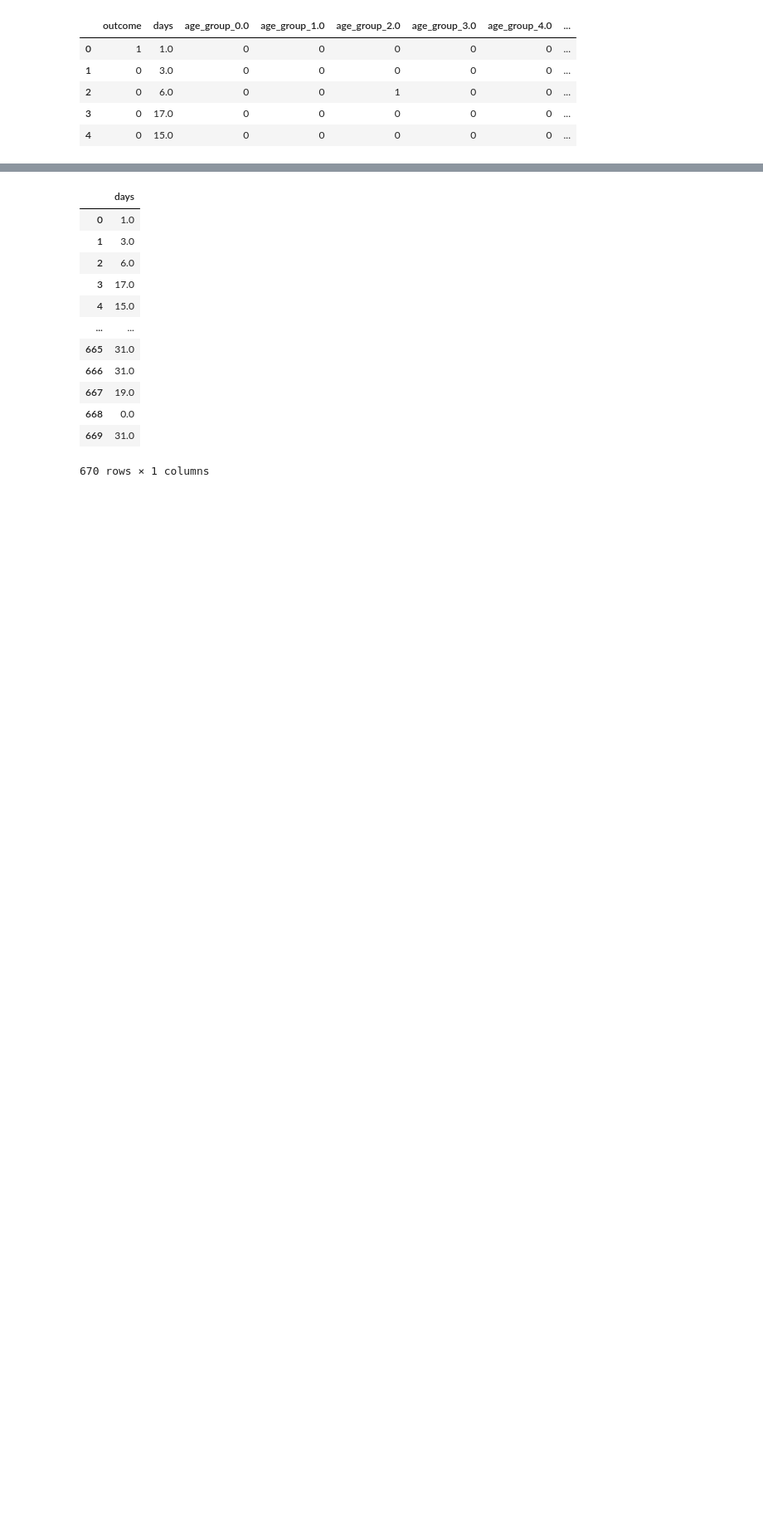
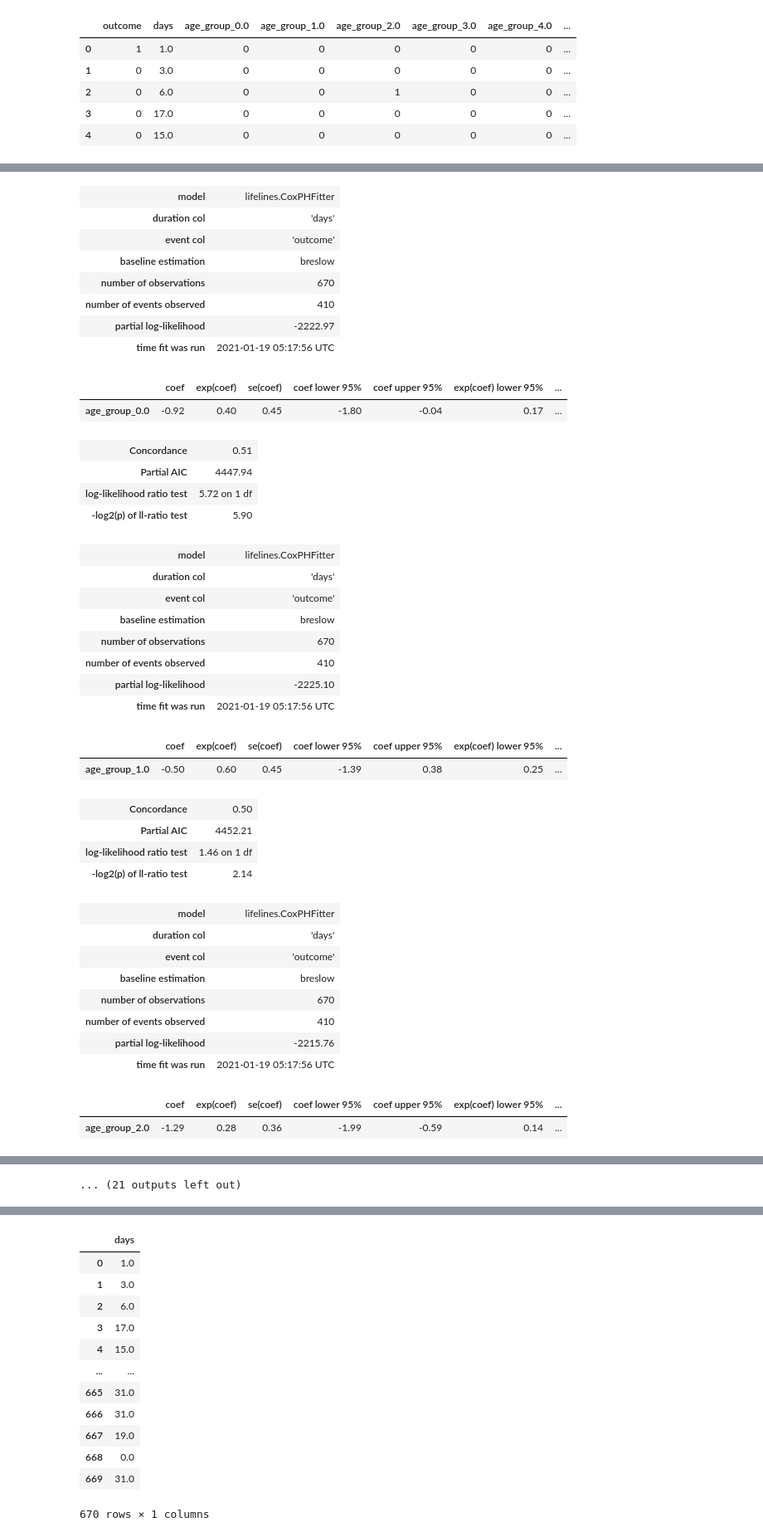
Before and after one commit to programmer-ethan/Capstone_Covid19, a Jupyter notebook: src_v4.ipynb, the cells around one changed output, grey strips where cells are left out. Shown: that part at 83% size. Saved outputs shown, nothing was run; the diff lists cells and outputs as text; code cells hidden in the pictures; blank space fills up the shorter version.

```diff
--- a/src_v4.ipynb
+++ b/src_v4.ipynb
@@ -408,0 +436,52 @@ cph.plot()
+# %%
+
+cph0.print_summary()
+cph1.print_summary()
+cph2.print_summary()
+cph3.print_summary()
+cph4.print_summary()
+cph5.print_summary()
+cph6.print_summary()
+cph7.print_summary()
+cph8.print_summary()
+cph9.print_summary()
+cph10.print_summary()
+# %% [output]
+| model | lifelines.CoxPHFitter |
+| duration col | 'days' |
+| event col | 'outcome' |
+| baseline estimation | breslow |
+| number of observations | 670 |
+| number of events observed | 410 |
+| partial log-likelihood | -2222.97 |
+| time fit was run | 2021-01-19 05:17:56 UTC |
+|  | coef | exp(coef) | se(coef) | coef lower 95% | coef upper 95% | exp(coef) lower 95% | ... |
+| age_group_0.0 | -0.92 | 0.40 | 0.45 | -1.80 | -0.04 | 0.17 | ... |
+| Concordance | 0.51 |
+| Partial AIC | 4447.94 |
+| log-likelihood ratio test | 5.72 on 1 df |
+| -log2(p) of ll-ratio test | 5.90 |
+| model | lifelines.CoxPHFitter |
+| duration col | 'days' |
+| event col | 'outcome' |
+| baseline estimation | breslow |
+| number of observations | 670 |
+| number of events observed | 410 |
+| partial log-likelihood | -2225.10 |
+| time fit was run | 2021-01-19 05:17:56 UTC |
+|  | coef | exp(coef) | se(coef) | coef lower 95% | coef upper 95% | exp(coef) lower 95% | ... |
+| age_group_1.0 | -0.50 | 0.60 | 0.45 | -1.39 | 0.38 | 0.25 | ... |
+| Concordance | 0.50 |
+| Partial AIC | 4452.21 |
+| log-likelihood ratio test | 1.46 on 1 df |
+| -log2(p) of ll-ratio test | 2.14 |
+| model | lifelines.CoxPHFitter |
+| duration col | 'days' |
+| event col | 'outcome' |
+| baseline estimation | breslow |
+| number of observations | 670 |
+| number of events observed | 410 |
+| partial log-likelihood | -2215.76 |
+| time fit was run | 2021-01-19 05:17:56 UTC |
+|  | coef | exp(coef) | se(coef) | coef lower 95% | coef upper 95% | exp(coef) lower 95% | ... |
+| age_group_2.0 | -1.29 | 0.28 | 0.36 | -1.99 | -0.59 | 0.14 | ... |
@@ -408,0 +506 @@ cph.plot()
+... (21 outputs left out)
```
Also changed, not shown: parts of 8 cells of this notebook.
